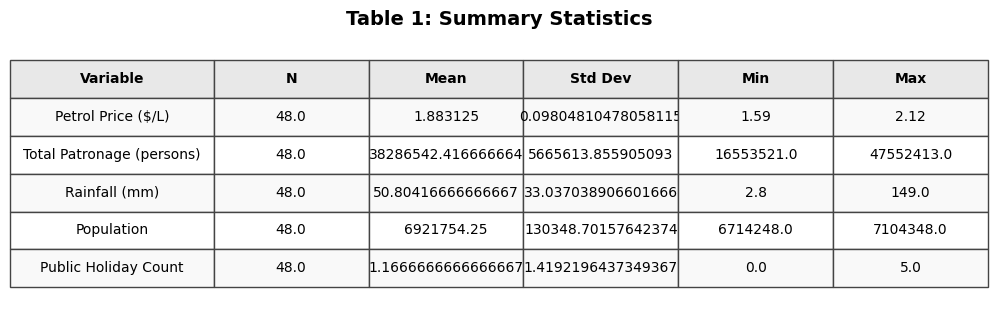
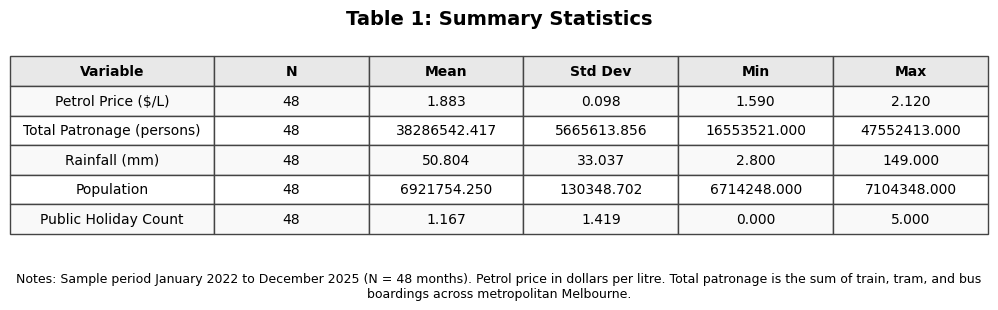
Code edit (unified diff) that turned the first committed figure into the second:
--- before
+++ after
@@ -3,5 +3,5 @@
 
 # Build a cleaner screenshot-friendly table image
-styled = summary.copy().reset_index()
+styled = display_summary.copy().reset_index()
 styled.rename(columns={'index': 'Variable'}, inplace=True)
 
@@ -38,6 +38,17 @@
         cell.set_facecolor('#ffffff')
 
+# Add a footnote and save both PNG and PDF for high-quality export
 plt.tight_layout()
+plt.subplots_adjust(bottom=0.22)
+note = (
+    f"Notes: Sample period January 2022 to December 2025 (N = {len(df)} months). "
+    "Petrol price in dollars per litre. Total patronage is the sum of train, tram, and bus "
+    "boardings across metropolitan Melbourne."
+)
+# Place the note below the table
+fig.text(0.5, 0.06, note, ha='center', fontsize=9, wrap=True)
+
 os.makedirs('../output', exist_ok=True)
 fig.savefig('../output/table1_summary.png', dpi=220, bbox_inches='tight')
+fig.savefig('../output/table1_summary.pdf', dpi=220, bbox_inches='tight')
 plt.show()

Commit: commit changes